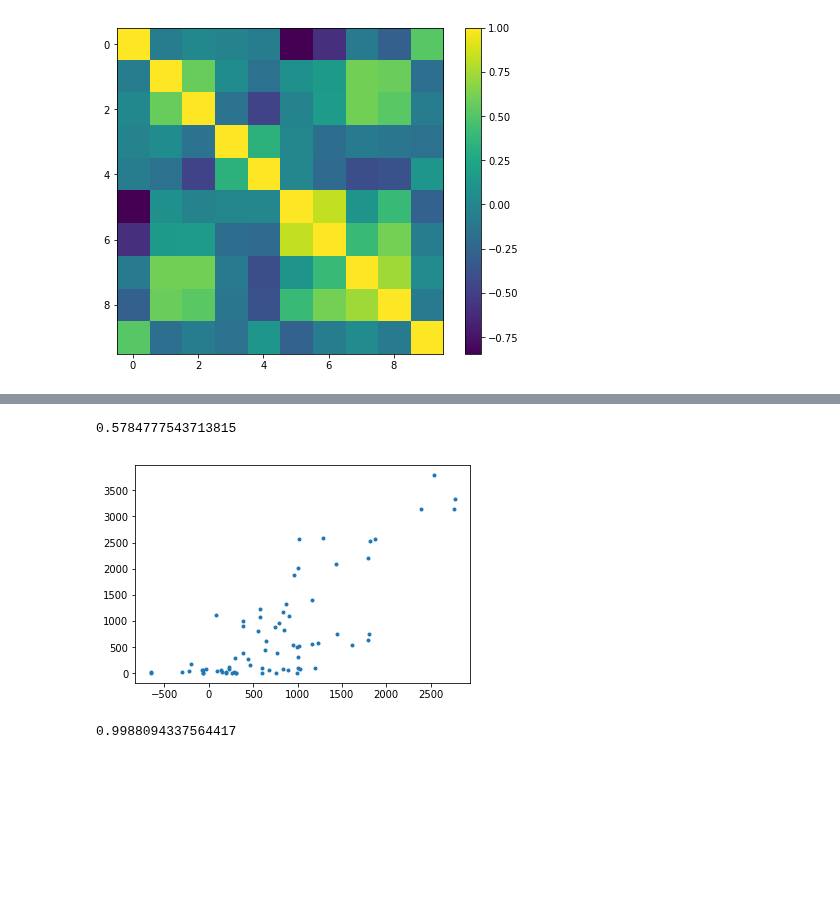
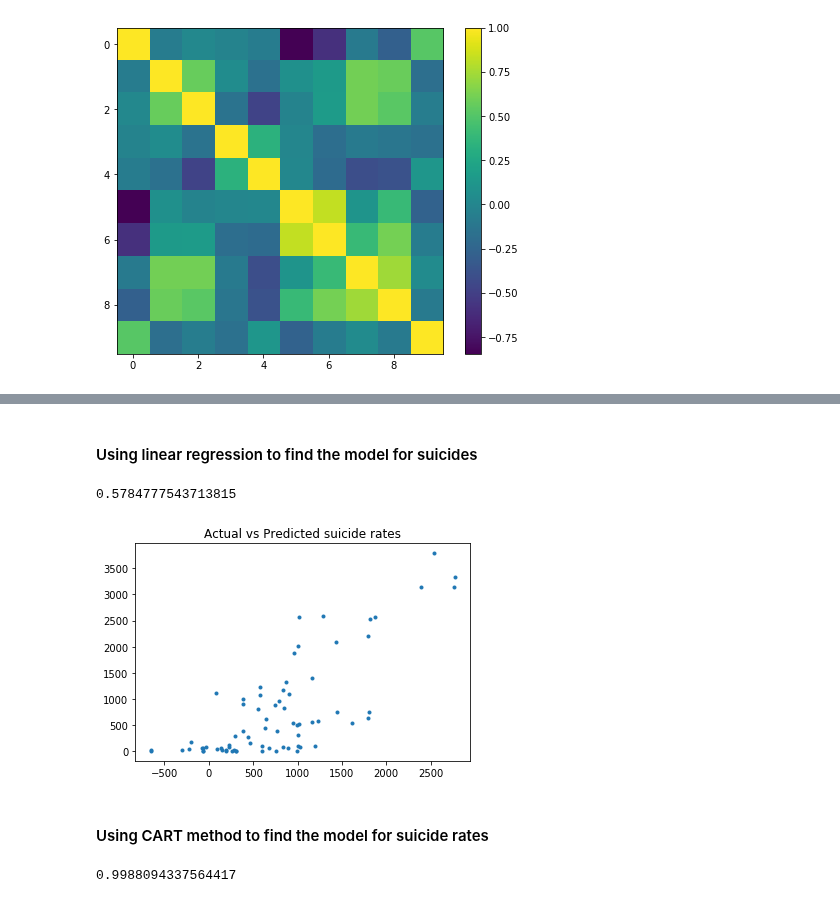
Before and after one commit to nitinvbharti/Agriculture_Analysis, a Jupyter notebook: Agro_analysis.ipynb, the cells around one changed output, grey strips where cells are left out. Saved outputs shown, nothing was run; the diff lists cells and outputs as text; code cells hidden in the pictures; blank space fills up the shorter version.

```diff
--- a/Agro_analysis.ipynb
+++ b/Agro_analysis.ipynb
@@ -785,3 +826,5 @@ vals
+# %% [markdown]
+#### Using linear regression to find the model for suicides
 # %%
 model = LR()
 X = data_set.drop(columns = ['Suicides'],axis=1)
@@ -800,9 +843,12 @@ model.score(Xx,Yy)
 0.5784777543713815
 # %%
 mplot.plot(yd,Yy,'.')
+mplot.title('Actual vs Predicted suicide rates')
 mplot.show()
 # %% [output]
-[figure, old version]
+[figure, new version]
+# %% [markdown]
+#### Using CART method to find the model for suicide rates
 # %%
 model = scart(max_depth = 10)
 model.fit(Xx,Yy)
```
Also changed, not shown: parts of 63 cells of this notebook.
